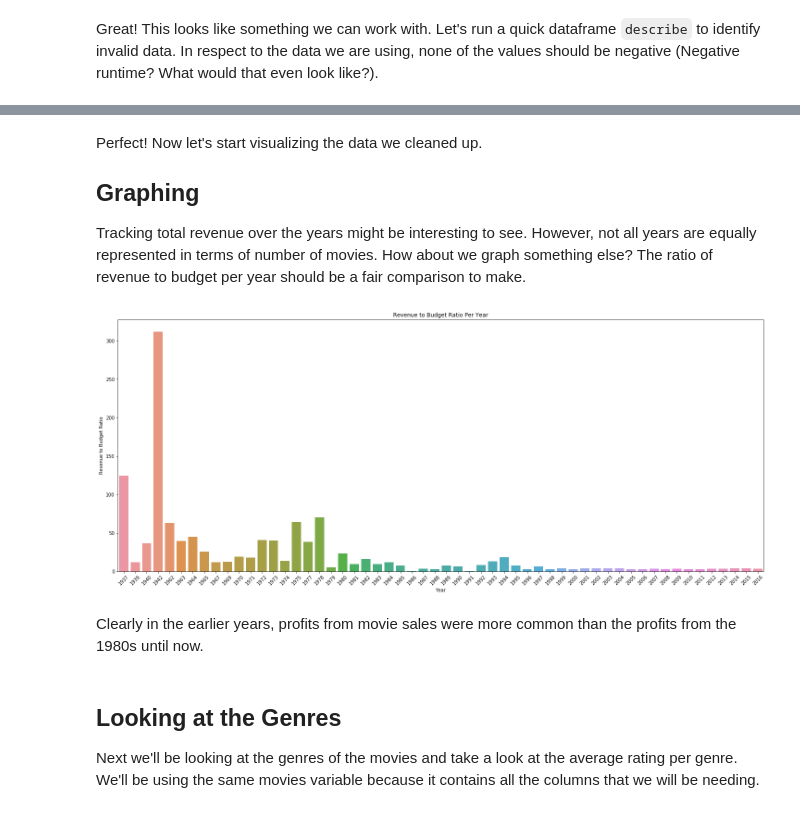
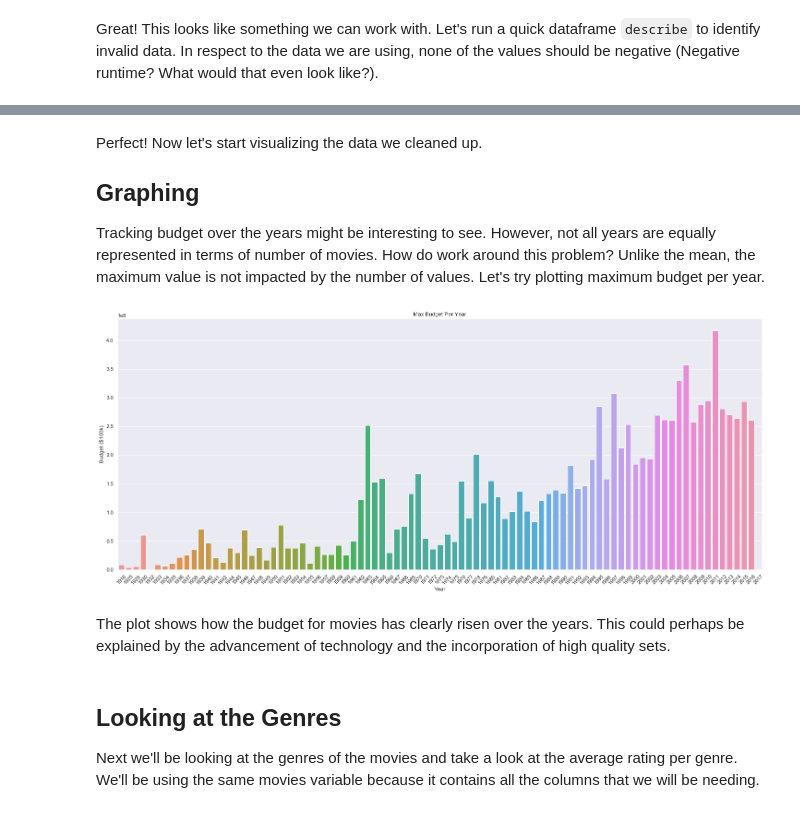
Before and after one commit to atulbharati/kevinh415.github.io, a Jupyter notebook: Movie.ipynb, the cells around one changed output, grey strips where cells are left out. Drawn from its saved outputs; the diff is of its cells as text; code cells hidden in the pictures.

```diff
--- a/Movie.ipynb
+++ b/Movie.ipynb
@@ -52,8 +67,15 @@ movies.head()
 # Limit movies to those that are in English and already Released for a fair comparison
 movies = movies[movies.original_language == 'en']
 movies = movies[movies.status == 'Released']
-movies = movies[movies.budget != 0]
-movies = movies[movies.revenue != 0]
+# We want movies that at least had a budget and had a revenue
+movies = movies[movies.budget >= 0]
+movies = movies[movies.revenue >= 0]
+# Remove movies that are not categorized into genres
+movies = movies[movies.genres != '[]']
+
+# Remove columns that are not vital for analysis
+movies.drop(columns=['popularity', 'original_language', 'status', 'keywords', 'original_title', 'overview', 'homepage', 'id', 'production_companies', 'production_countries', 'spoken_languages', 'tagline'], inplace=True)
+
 # Remove any rows with missing data
 movies.dropna(inplace=True)
 # %% [markdown]
@@ -79,5 +101,7 @@ movies['release_year'] = movies.apply(get_year, axis=1)
 movies['release_month'] = movies.apply(get_month, axis=1)
 movies['release_day'] = movies.apply(get_day, axis=1)
 
+# Remove the release_date column because we don't need it anymore
+movies.drop(columns=['release_date'], inplace=True)
 movies.head()
 # %% [output]
@@ -118,7 +139,4 @@ We'll also be swapping some columns to make the dataframe easier to read.
 # %%
-# Remove columns that are not vital for analysis
-movies.drop(columns=['release_date', 'original_language', 'status', 'keywords', 'original_title', 'overview', 'homepage', 'id', 'production_companies', 'production_countries', 'spoken_languages', 'tagline'], inplace=True)
-
 # Swap the headers
 # Budget with title
 col_list = list(movies)
@@ -160,29 +178,25 @@ movies.describe()
 Perfect! Now let's start visualizing the data we cleaned up.
 
 ## Graphing
-Tracking total revenue over the years might be interesting to see. However, not all years are equally represented in terms of number of movies. How about we graph something else? The ratio of revenue to budget per year should be a fair comparison to make.
+Tracking budget over the years might be interesting to see. However, not all years are equally represented in terms of number of movies. How do work around this problem? Unlike the mean, the maximum value is not impacted by the number of values. Let's try plotting maximum budget per year.
 # %%
 plt.figure(figsize=(25, 10));
+# Gives us lines a background to help line up bars with their values
+sns.set()
 # Get the total budget and revenue per year
-budget_year = movies.groupby(['release_year'])['budget'].sum()
-budget_year = pd.DataFrame({'release_year':budget_year.index, 'total_budget':budget_year.values})
-revenue_year = movies.groupby(['release_year'])['revenue'].sum()
-revenue_year = pd.DataFrame({'release_year':revenue_year.index, 'total_revenue':revenue_year.values})
-# Combine the two dataframes using their shared release_year column
-budget_revenue = pd.merge(budget_year, revenue_year, on='release_year')
-# Add a column to signify the ratio between total_revenue and total_budget
-budget_revenue['ratio'] = budget_revenue['total_revenue'] / budget_revenue['total_budget']
+budget_year = movies.groupby(['release_year'])['budget'].max()
+budget_year = pd.DataFrame({'release_year':budget_year.index, 'max_budget':budget_year.values})
 # Plot the data
-sns.barplot(budget_revenue['release_year'], budget_revenue['ratio'])
-plt.title('Revenue to Budget Ratio Per Year')
+sns.barplot(budget_year['release_year'], budget_year['max_budget'])
+plt.title('Max Budget Per Year')
 plt.xlabel('Year')
-plt.ylabel('Revenue to Budget Ratio')
+plt.ylabel('Budget ($100k)')
 plt.xticks(rotation=45)
 plt.show()
 # %% [output]
-[figure, old version]
+[figure, new version]
-# %% [markdown]
-Clearly in the earlier years, profits from movie sales were more common than the profits from the 1980s until now.
+# %% [markdown]
+The plot shows how the budget for movies has clearly risen over the years. This could perhaps be explained by the advancement of technology and the incorporation of high quality sets.
 # %% [markdown]
 ## Looking at the Genres
 
```
Also changed, not shown: parts of 27 cells of this notebook.
